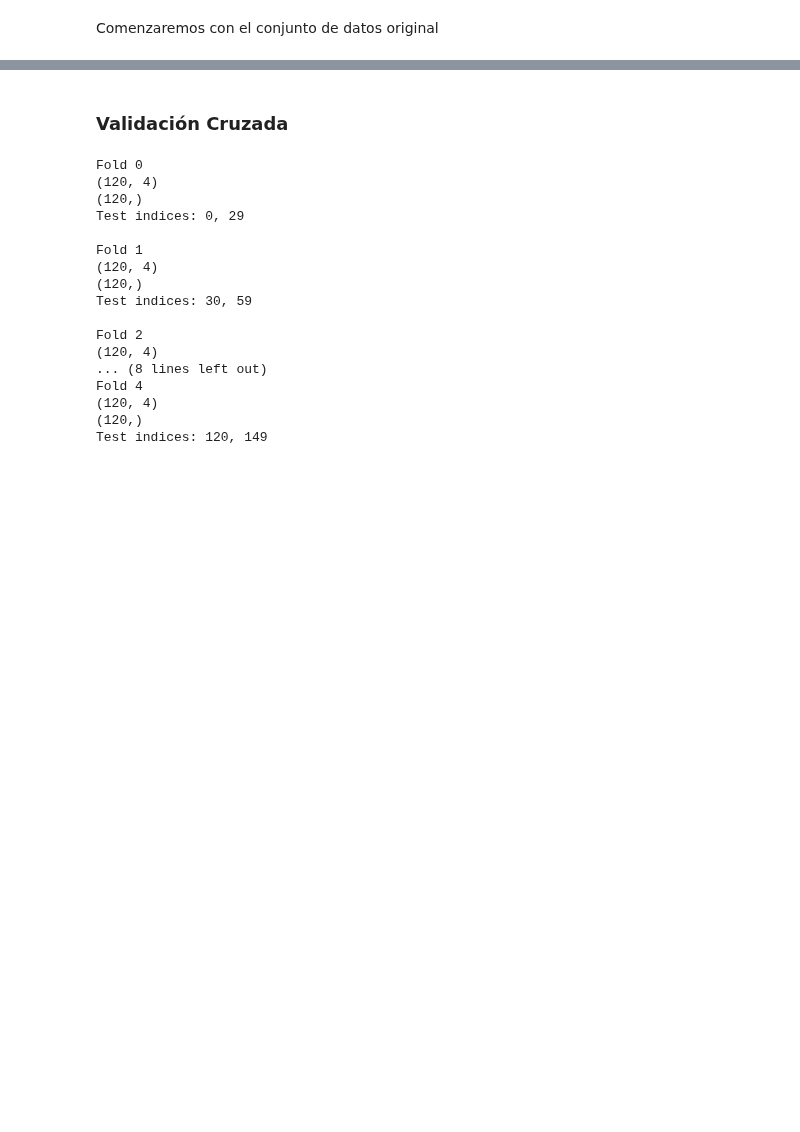
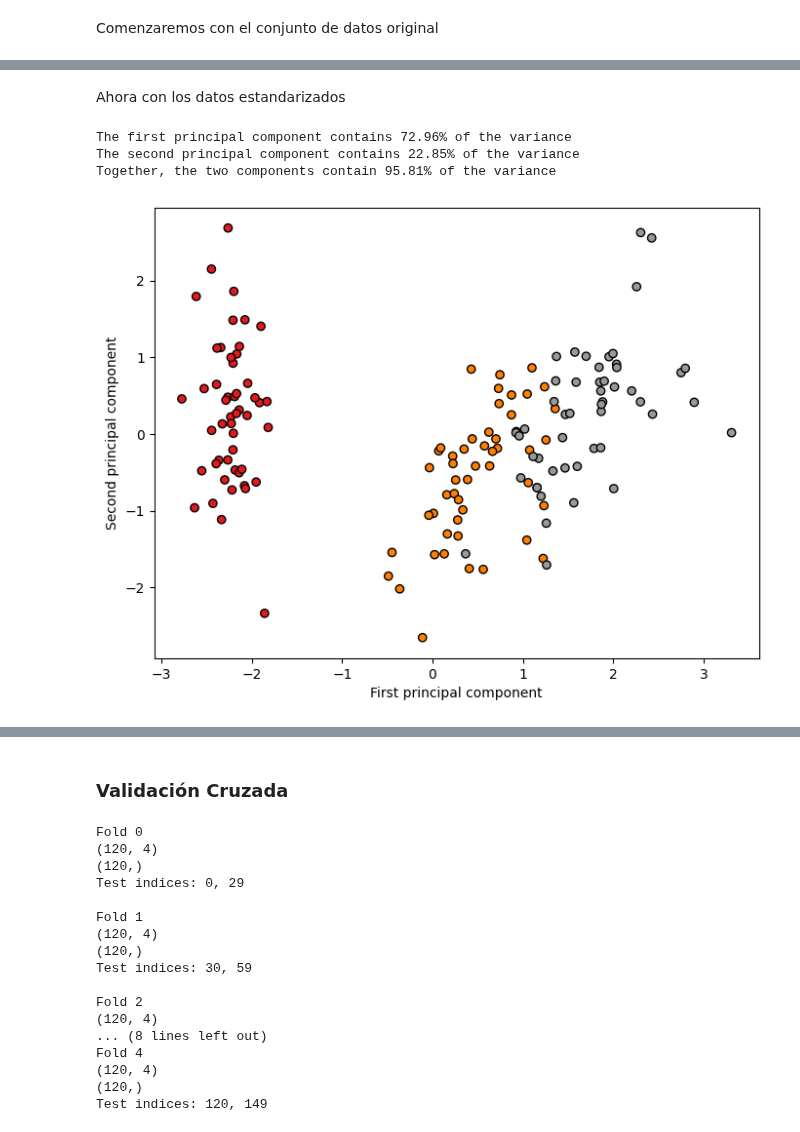
Before and after one commit to carlosgg0/practicas-aprendizaje, a Jupyter notebook: practica2/setup.ipynb, the cells around one changed output, grey strips where cells are left out. Drawn from its saved outputs; the diff is of its cells as text; code cells hidden in the pictures; blank space fills up the shorter version.

```diff
--- a/practica2/setup.ipynb
+++ b/practica2/setup.ipynb
@@ -120,0 +179,15 @@ Comenzaremos con el conjunto de datos original
+# %% [markdown]
+Ahora con los datos estandarizados
+# %%
+# PCA 0.95
+pca = PCA(n_components=0.95)
+
+pca95_standarized = pca.fit_transform(data_standarized)
+
+# Mostrar la distribucion de los datos escalados despues del PCA
+mostrar_pca(pca, pca95_standarized)
+# %% [output]
+The first principal component contains 72.96% of the variance
+The second principal component contains 22.85% of the variance
+Together, the two components contain 95.81% of the variance
+[figure, added]
```
Also changed, not shown: parts of 8 cells of this notebook.
